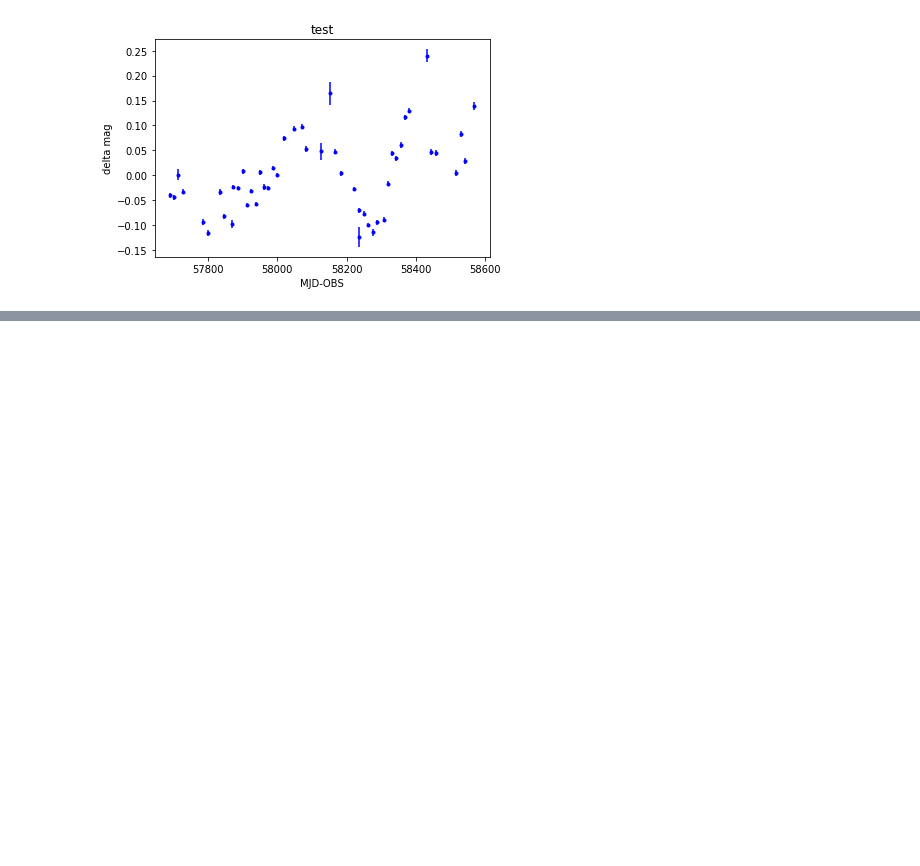
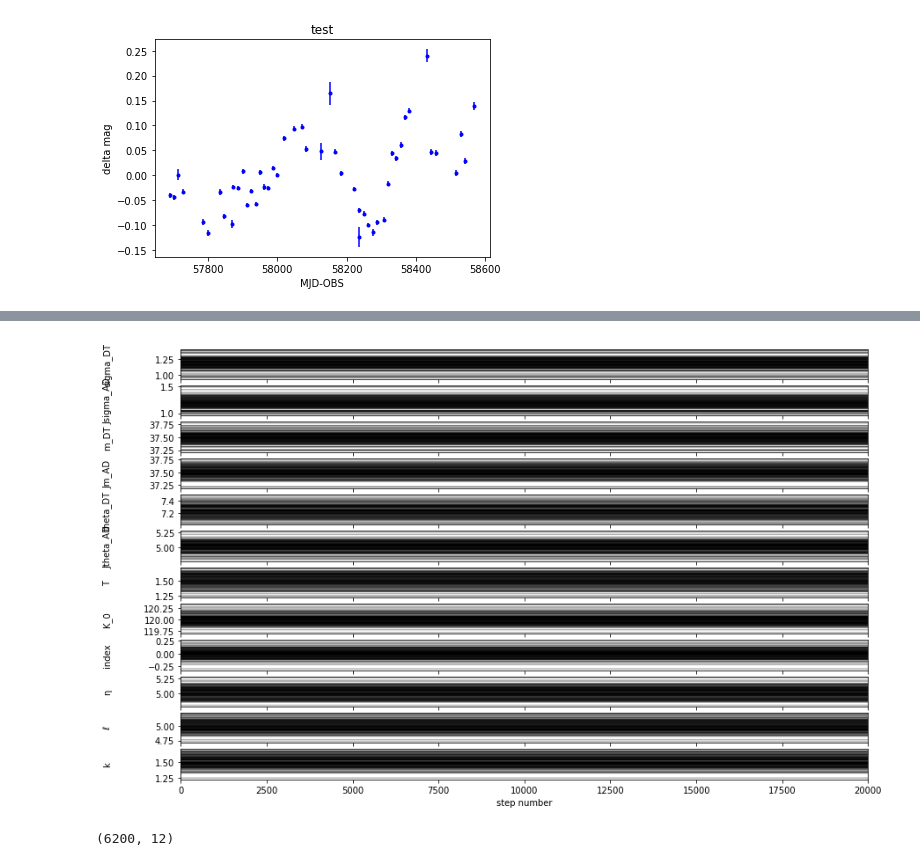
Before and after one commit to MalteBrinch/Master-Thesis-Code, a Jupyter notebook: emcee approach.ipynb, the cells around one changed output, grey strips where cells are left out. Drawn from its saved outputs; the diff is of its cells as text; code cells hidden in the pictures; blank space fills up the shorter version.

```diff
--- a/emcee approach.ipynb
+++ b/emcee approach.ipynb
@@ -103 +115,6 @@ tau=np.linspace(0.0,299.0,ntau)
+# %%
+ngp = 800
+Xgp = np.linspace(min(XJ), max(XJ), ngp)
+Xgp = Xgp.reshape(len(Xgp))
+mu = np.zeros(ngp)+0.01
 # %%
@@ -187,0 +181,4 @@ def log_likelihood(theta, x, y, yerr):
+# %%
+def lnprob(theta, tau, Xgp, mu, x, y, yerr):
+    lp = lnprior(theta)
+    return lp + log_likelihood(theta, tau, Xgp, mu,x, y, yerr) if np.isfinite(lp) else -np.inf
@@ -187,0 +219,24 @@ def log_likelihood(theta, x, y, yerr):
+# %%
+nwalkers = 50
+initial = np.array([ 1.22967142,1.16617357,3.75647689e1,3.76523030e1,
+                    1.19976585e2,-2.34136957e-2,7.40214880e0,5.07674347,
+                    1.45305256,5.05425600,4.95365823,1.45342702])
+ndim = len(initial)
+p0 = [np.array(initial) + 1e-1 * np.random.randn(ndim)
+      for i in range(nwalkers)]
+sampler = emcee.EnsembleSampler(nwalkers, ndim, lnprob, args=(tau, Xgp, mu, xJ, yJ+0.0001, yJerr))
+sampler.run_mcmc(p0, 20000, progress=True);
+#print("Running first burn-in...")
+#p = p0[np.argmax(lnprob)]
+#sampler.reset()
+
+## Re-sample the walkers near the best walker from the previous burn-in.
+#p0 = [p + 1e-8 * np.random.randn(ndim) for i in range(nwalkers)]
+#p0, _, _ = sampler.run_mcmc(p0, 250)
+
+#print("Running second burn-in...")
+#p0, _, _ = sampler.run_mcmc(p0, 250)
+#sampler.reset()
+
+#print("Running production...")
+#sampler.run_mcmc(p0, 1000)
@@ -187,0 +272,19 @@ def log_likelihood(theta, x, y, yerr):
+# %%
+fig, axes = plt.subplots(12, figsize=(14, 9), sharex=True)
+samples = sampler.get_chain()
+labels = ['sigma_DT', 'Jsigma_AD', 'm_DT', 'Jm_AD', 'theta_DT', 'Jtheta_AD', 'T', 'K_0', 'index', 'η', 'ℓ', 'k']
+for i in range(ndim):
+    ax = axes[i]
+    ax.plot(samples[:, :, i], "k", alpha=0.3)
+    ax.set_xlim(0, len(samples))
+    ax.set_ylabel(labels[i])
+    ax.yaxis.set_label_coords(-0.1, 0.5)
+
+axes[-1].set_xlabel("step number");
+# %% [output]
+[figure, added]
+# %%
+flat_samples = sampler.get_chain(discard=1200, thin=300, flat=True)
+print(flat_samples.shape)
+# %% [output]
+(6200, 12)
```
Also changed, not shown: parts of 9 cells of this notebook.
